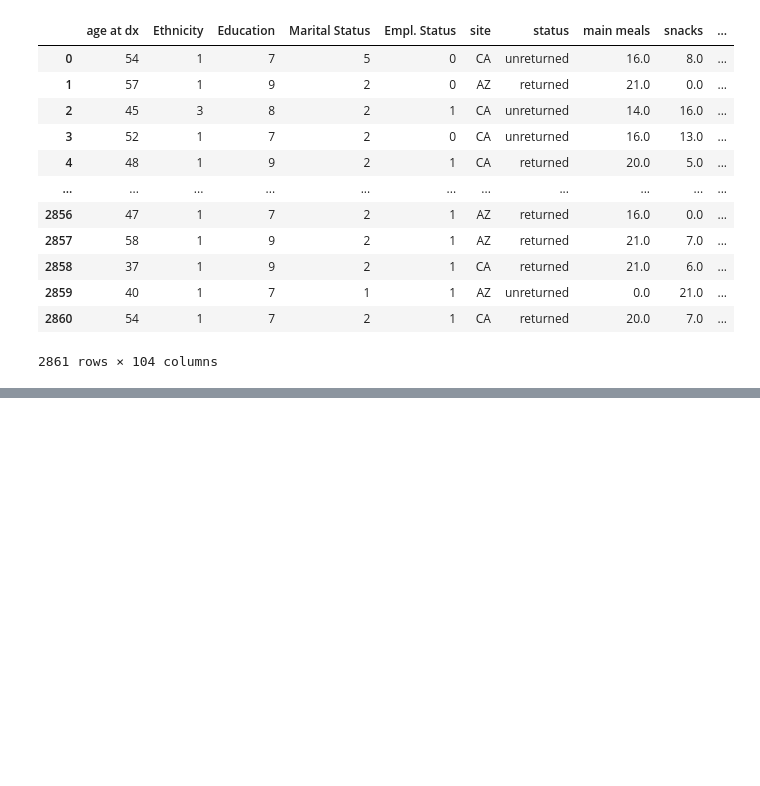
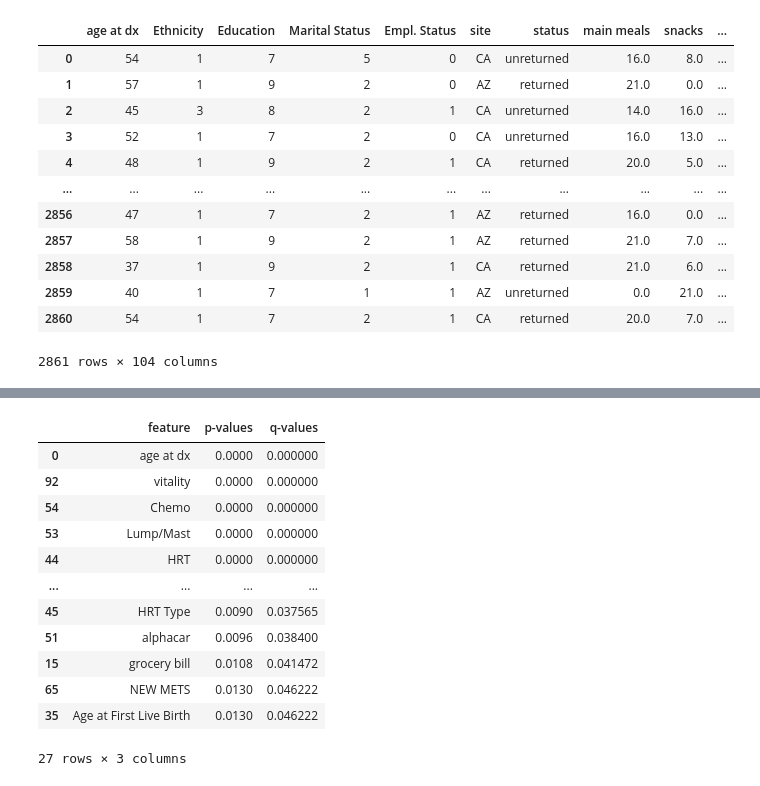
Before and after one commit to pndang/Project_WHEL, a Jupyter notebook: hypothesis_tests/fdr-correction.ipynb, the cells around one changed output, grey strips where cells are left out. Drawn from its saved outputs; the diff is of its cells as text; code cells hidden in the pictures; blank space fills up the shorter version.

Commit message:
fdr correction in progress

```diff
--- a/hypothesis_tests/fdr-correction.ipynb
+++ b/hypothesis_tests/fdr-correction.ipynb
@@ -124,0 +262,20 @@ fdr_control.reject
+# %%
+# Get rejected null hypotheses (features) that are accounted for with
+# false discovery correction
+
+to_reject = fdr_control.get_results(reject_only=True)
+to_reject
+# %% [output]
+|  | feature | p-values | q-values |
+| 0 | age at dx | 0.0000 | 0.000000 |
+| 92 | vitality | 0.0000 | 0.000000 |
+| 54 | Chemo | 0.0000 | 0.000000 |
+| 53 | Lump/Mast | 0.0000 | 0.000000 |
+| 44 | HRT | 0.0000 | 0.000000 |
+| ... | ... | ... | ... |
+| 45 | HRT Type | 0.0090 | 0.037565 |
+| 51 | alphacar | 0.0096 | 0.038400 |
+| 15 | grocery bill | 0.0108 | 0.041472 |
+| 65 | NEW METS | 0.0130 | 0.046222 |
+| 35 | Age at First Live Birth | 0.0130 | 0.046222 |
+27 rows × 3 columns
```
Also changed, not shown: parts of 31 cells of this notebook, 1 other file.
